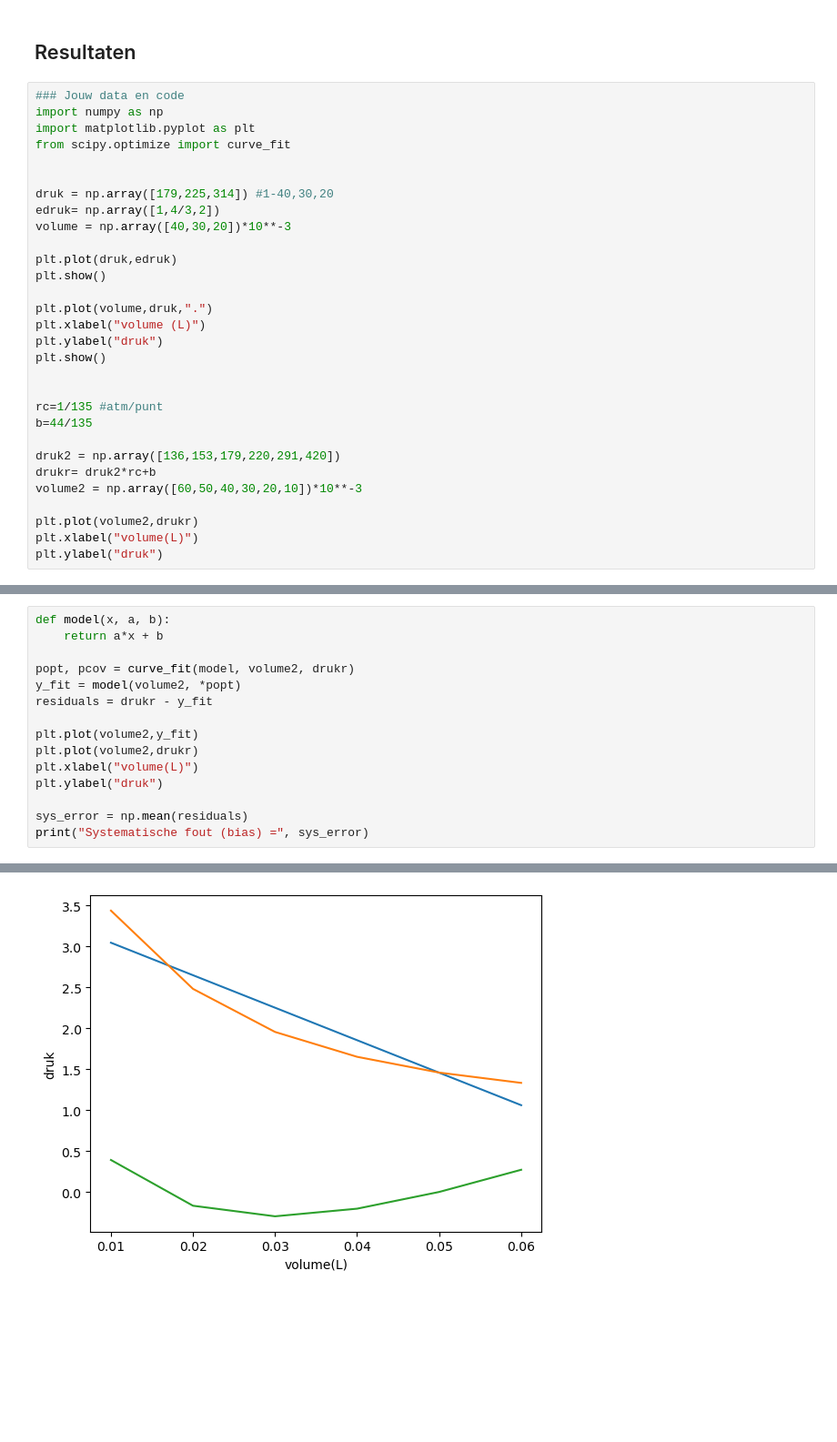
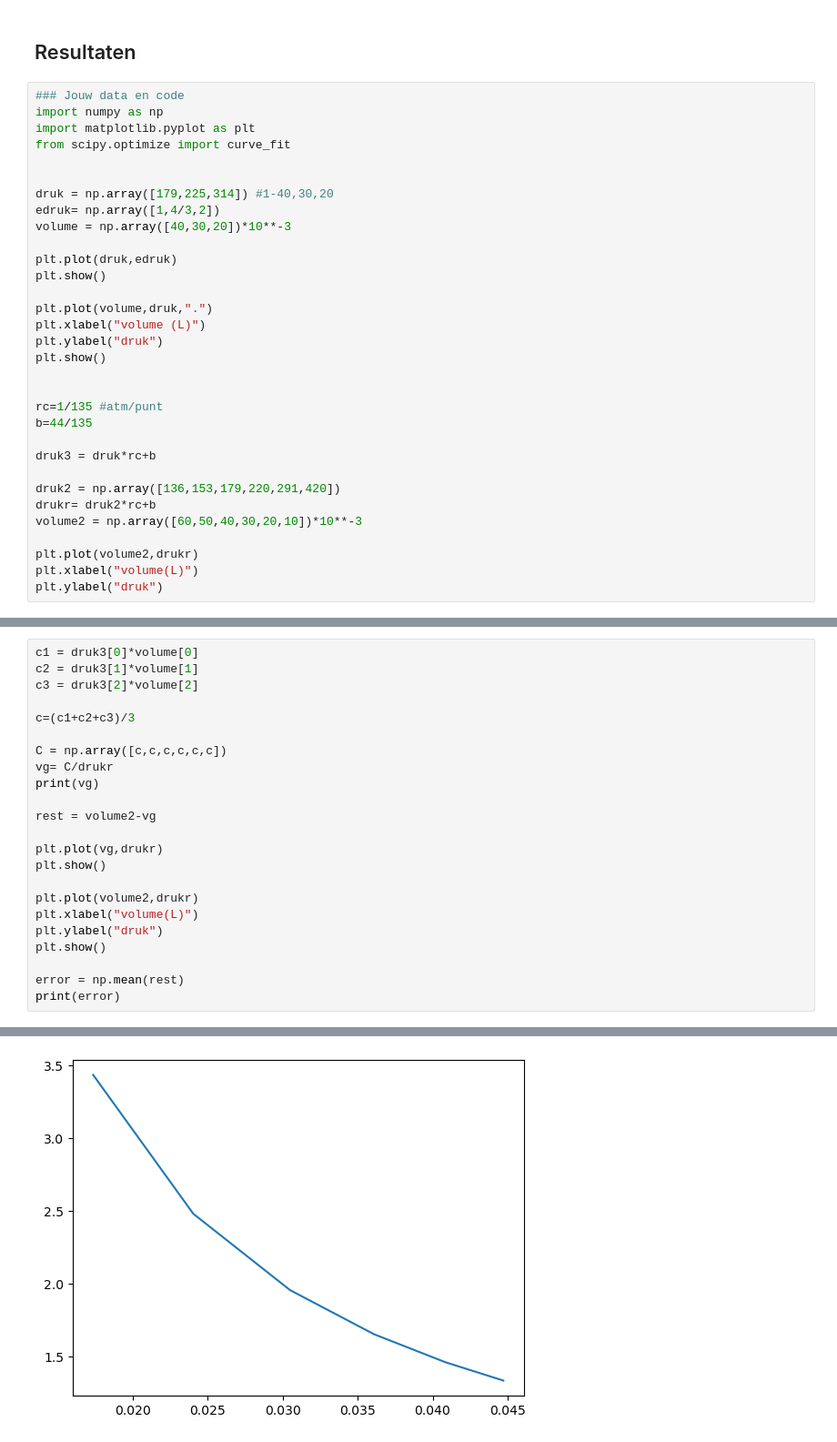
Before and after one commit to Rune-TuDelft/Thermoproject-ER, a Jupyter notebook: Content/Labs/Druk/druksensorijken.ipynb, the cells around one changed output, grey strips where cells are left out. Shown at 91% size. Drawn from its saved outputs; the diff is of its cells as text; blank space fills up the shorter version.

```diff
--- a/Content/Labs/Druk/druksensorijken.ipynb
+++ b/Content/Labs/Druk/druksensorijken.ipynb
@@ -92,6 +92,8 @@ plt.show()
 rc=1/135 #atm/punt
 b=44/135
 
+druk3 = druk*rc+b
+
 druk2 = np.array([136,153,179,220,291,420])
 drukr= druk2*rc+b
 volume2 = np.array([60,50,40,30,20,10])*10**-3
@@ -107,16 +109,24 @@ Text(0, 0.5, 'druk')
 # %%
-def model(x, a, b):
-    return a*x + b
+c1 = druk3[0]*volume[0]
+c2 = druk3[1]*volume[1]
+c3 = druk3[2]*volume[2]
 
-popt, pcov = curve_fit(model, volume2, drukr)
-y_fit = model(volume2, *popt)
-residuals = drukr - y_fit
+c=(c1+c2+c3)/3
 
-plt.plot(volume2,y_fit)
+C = np.array([c,c,c,c,c,c])
+vg= C/drukr
+print(vg)
+
+rest = volume2-vg
+
+plt.plot(vg,drukr)
+plt.show()
+
 plt.plot(volume2,drukr)
 plt.xlabel("volume(L)")
 plt.ylabel("druk")
+plt.show()
 
-sys_error = np.mean(residuals)
-print("Systematische fout (bias) =", sys_error)
+error = np.mean(rest)
+print(error)
 # %% [output]
@@ -124 +134 @@ Systematische fout (bias) = -8.511709855459534e-16
-[figure, old version]
+[figure, new version]
```
Also changed, not shown: parts of 3 cells of this notebook.
